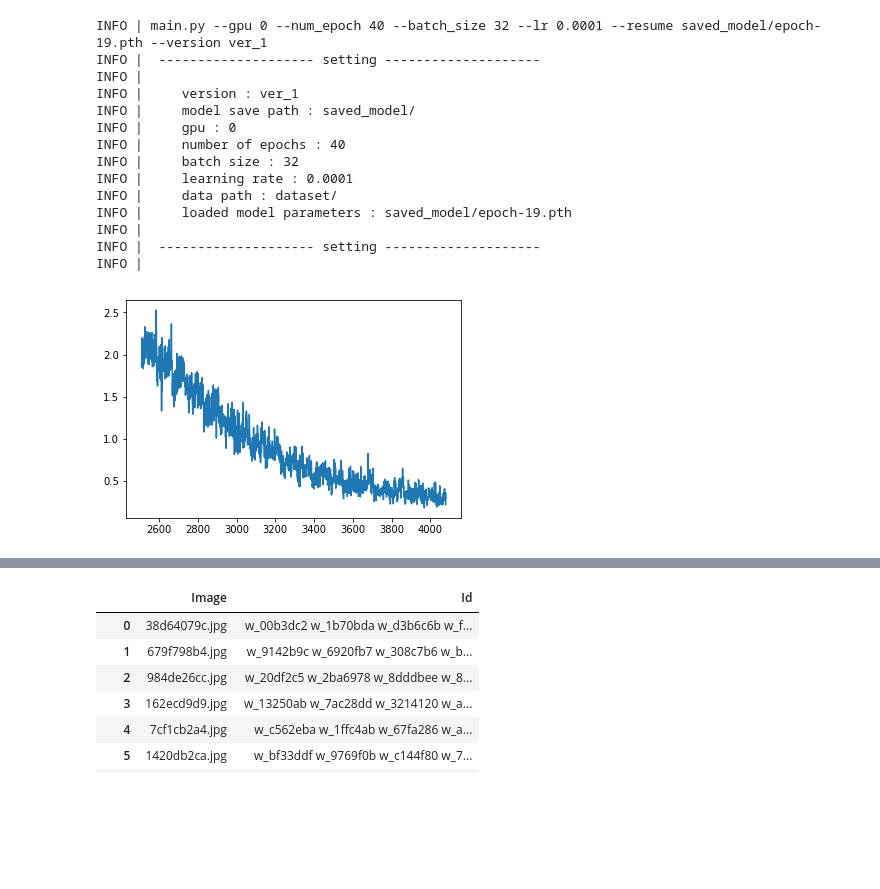
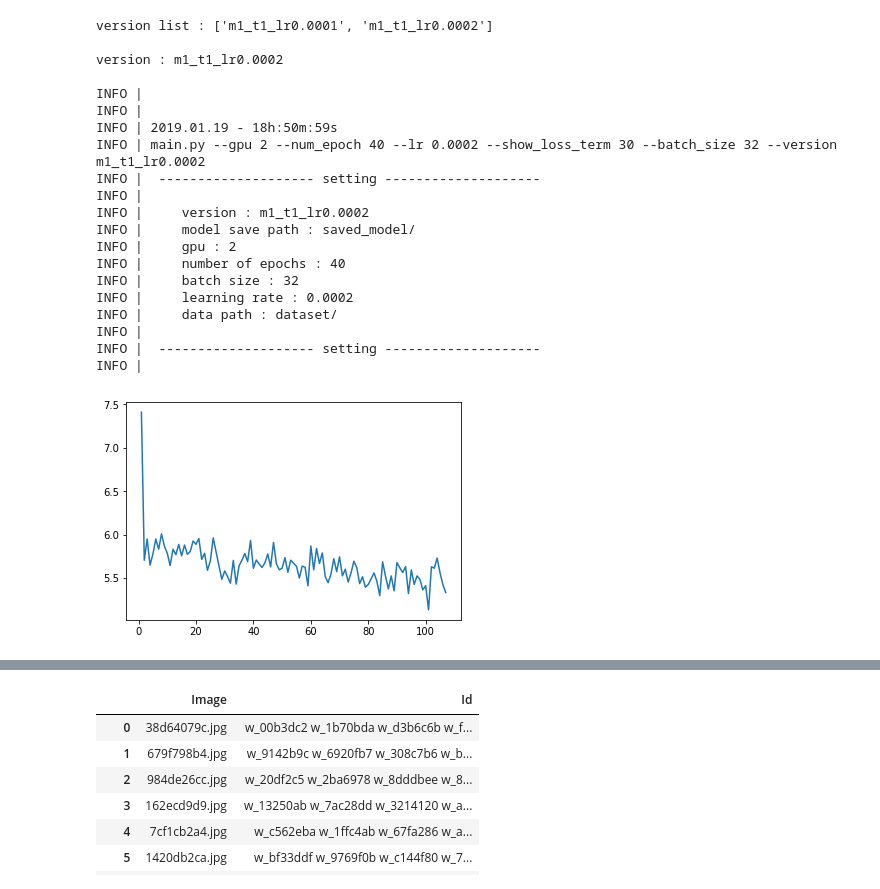
Before and after one commit to ts-kim/MyProject, a Jupyter notebook: visualization_loss.ipynb, the cells around one changed output, grey strips where cells are left out. Cells and saved outputs as stored; diff of their text form; code cells hidden in the pictures; blank space fills up the shorter version.

```diff
--- a/visualization_loss.ipynb
+++ b/visualization_loss.ipynb
@@ -1,23 +1,26 @@
 # %%
-versions = ['ver_1']
+import os
+versions = os.listdir('log')
+for i, item in enumerate(versions):
+    versions[i] = item[:-4]
+
 version = versions[-1]
-
+print('version list : {}'.format(versions))
+print()
+print('version : {}'.format(version))
+print()
 
 %matplotlib inline
 import matplotlib.pyplot as plt
-path = 'log/new_log.log'
+path = 'log/'+version+'.log'
 with open(path,'r') as f:
     lines = f.readlines()
 
-flag = 0
-for i,line in enumerate(lines):
-    if version in line:
-        flag = 1
-    if flag == 1 and 'training start' in line:
+for i, line in enumerate(lines):
+    if '------- model training start -------' in line :
         idx = i
         break
-    if flag == 1 :
-        print(line.strip())
+    print(line.strip())
 
 xs = []
 ys = []
@@ -25,44 +28,48 @@ flag = 0
 
 
 for i,line in enumerate(lines):
-    if flag == 0 and version not in line :
+    if i<idx:
         continue
-    elif version in line :
-        flag = 1
+    if 'DEBUG' not in line:
+        continue
     if 'completed' in line :
         break
-    if 'DEBUG' not in line:
-        continue
-    xs.append(i)
+    xs.append(i-idx)
     ys.append(float(line.split()[-1]))
 
 
 #plt.scatter(xs,ys)
 plt.plot(xs,ys)
 plt.show()
 
 for i,line in enumerate(lines):
     if i<idx:
         continue
     if 'completed' in line:
         print(line)
         break
     if 'INFO' in line:
         print(line.strip())
 # %% [output]
-INFO | main.py --gpu 0 --num_epoch 40 --batch_size 32 --lr 0.0001 --resume saved_model/epoch-19.pth --version ver_1
+version list : ['m1_t1_lr0.0001', 'm1_t1_lr0.0002']
+
+version : m1_t1_lr0.0002
+
+INFO |
+INFO |
+INFO | 2019.01.19 - 18h:50m:59s
+INFO | main.py --gpu 2 --num_epoch 40 --lr 0.0002 --show_loss_term 30 --batch_size 32 --version m1_t1_lr0.0002
 INFO |  -------------------- setting --------------------
 INFO |
-INFO |     version : ver_1
+INFO |     version : m1_t1_lr0.0002
 INFO |     model save path : saved_model/
-INFO |     gpu : 0
+INFO |     gpu : 2
 INFO |     number of epochs : 40
 INFO |     batch size : 32
-INFO |     learning rate : 0.0001
+INFO |     learning rate : 0.0002
 INFO |     data path : dataset/
-INFO |     loaded model parameters : saved_model/epoch-19.pth
 INFO |
 INFO |  -------------------- setting --------------------
 INFO |
-[figure, old version]
+[figure, new version]
 INFO |  ------- model training start -------
```
Also changed, not shown: parts of 8 cells of this notebook, 1 other file.
